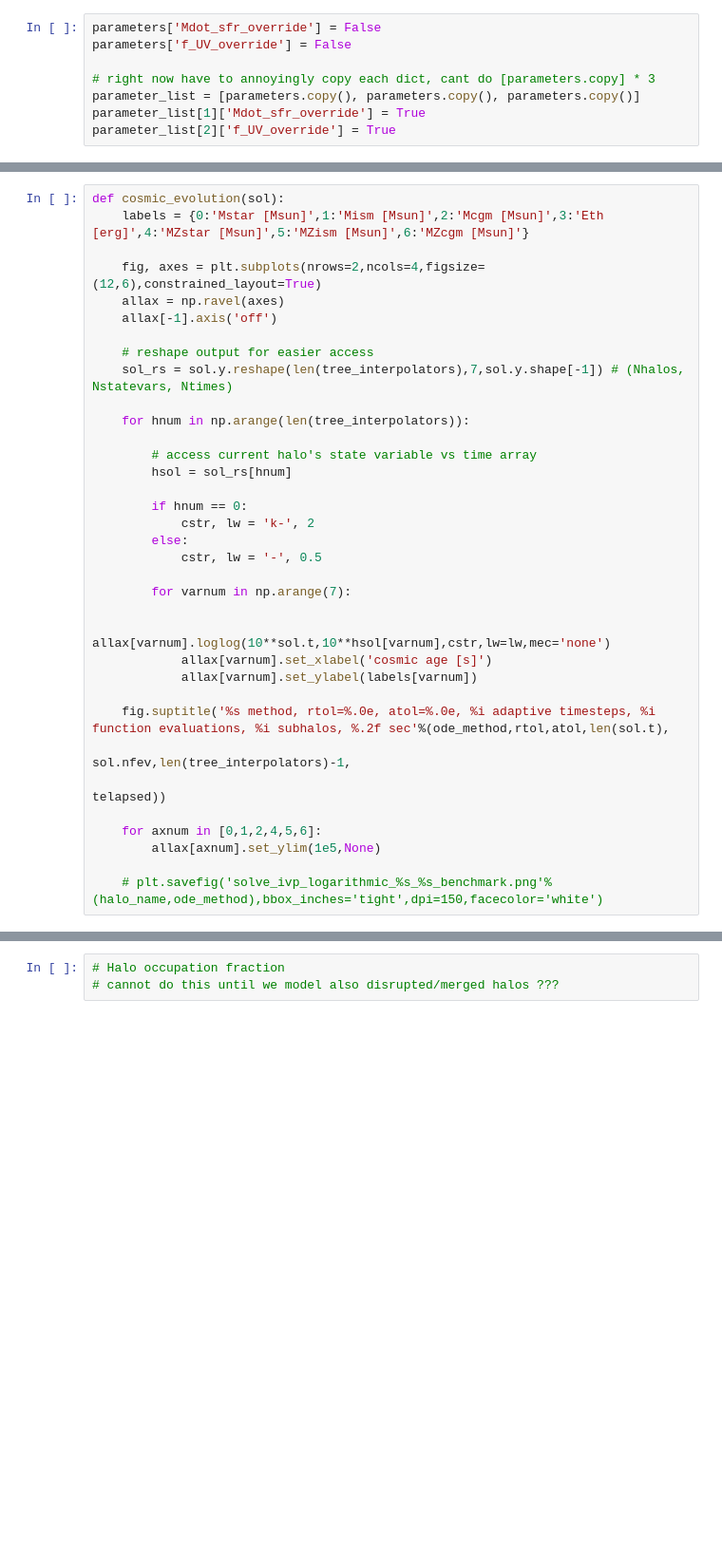
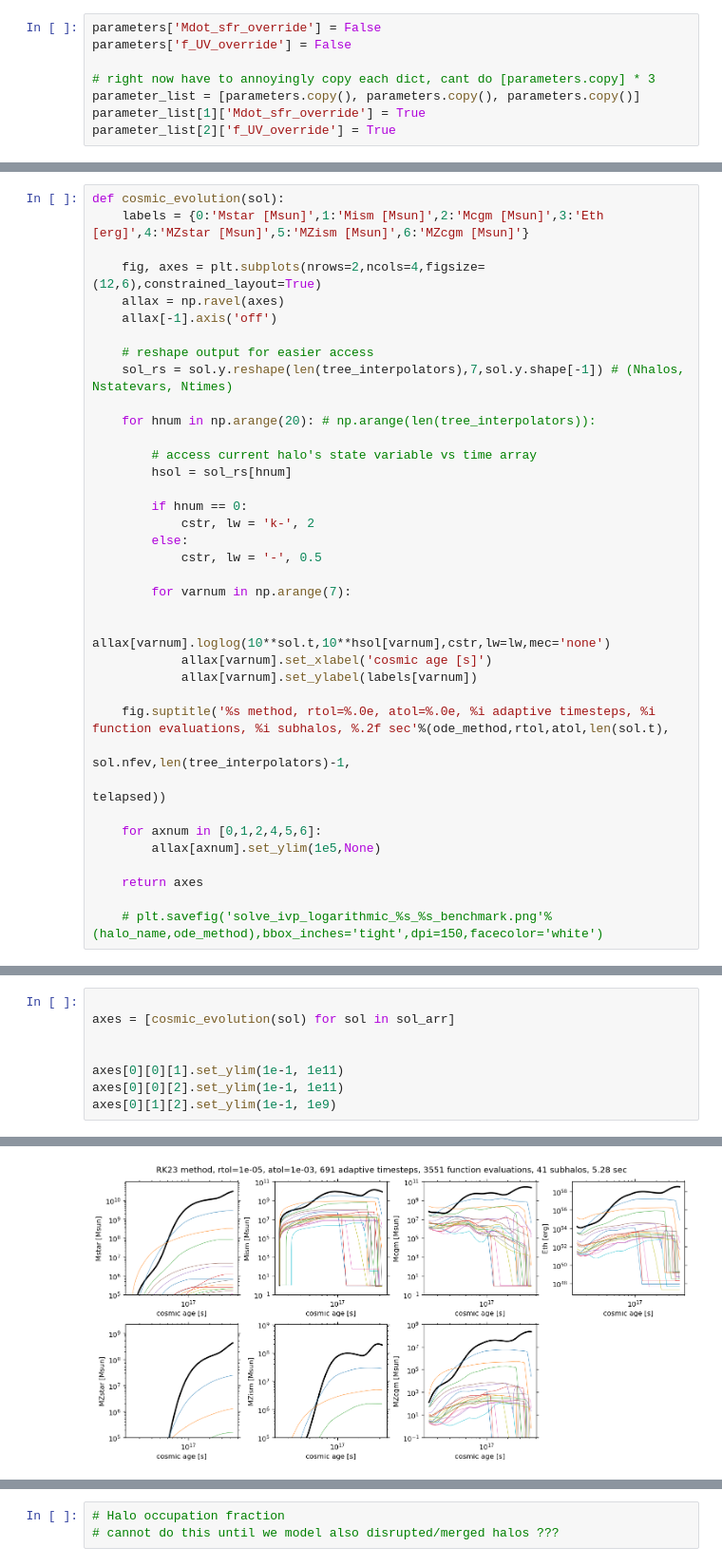
Before and after one commit to virajpandya/sapphire, a Jupyter notebook: dev/solve_ivp_symphony.ipynb, the cells around one changed output, grey strips where cells are left out. Shown at 95% size. Saved outputs shown, nothing was run; the diff lists cells and outputs as text; blank space fills up the shorter version.

```diff
--- a/dev/solve_ivp_symphony.ipynb
+++ b/dev/solve_ivp_symphony.ipynb
@@ -1382,7 +1411,7 @@ def cosmic_evolution(sol):
     # reshape output for easier access
     sol_rs = sol.y.reshape(len(tree_interpolators),7,sol.y.shape[-1]) # (Nhalos, Nstatevars, Ntimes)
 
-    for hnum in np.arange(len(tree_interpolators)):
+    for hnum in np.arange(20): # np.arange(len(tree_interpolators)):
 
         # access current halo's state variable vs time array
         hsol = sol_rs[hnum]
@@ -1405,4 +1434,6 @@ def cosmic_evolution(sol):
     for axnum in [0,1,2,4,5,6]:
         allax[axnum].set_ylim(1e5,None)
 
+    return axes
+
     # plt.savefig('solve_ivp_logarithmic_%s_%s_benchmark.png'%(halo_name,ode_method),bbox_inches='tight',dpi=150,facecolor='white')
@@ -1413,0 +1440,9 @@ def cosmic_evolution(sol):
+# %%
+
+axes = [cosmic_evolution(sol) for sol in sol_arr]
+
+
+axes[0][0][1].set_ylim(1e-1, 1e11)
+axes[0][0][2].set_ylim(1e-1, 1e11)
+axes[0][1][2].set_ylim(1e-1, 1e9)
+# %% [output]
@@ -1414 +1450,2 @@ def cosmic_evolution(sol):
+[figure, added]
 # %%
```
Also changed, not shown: parts of 10 cells of this notebook.
